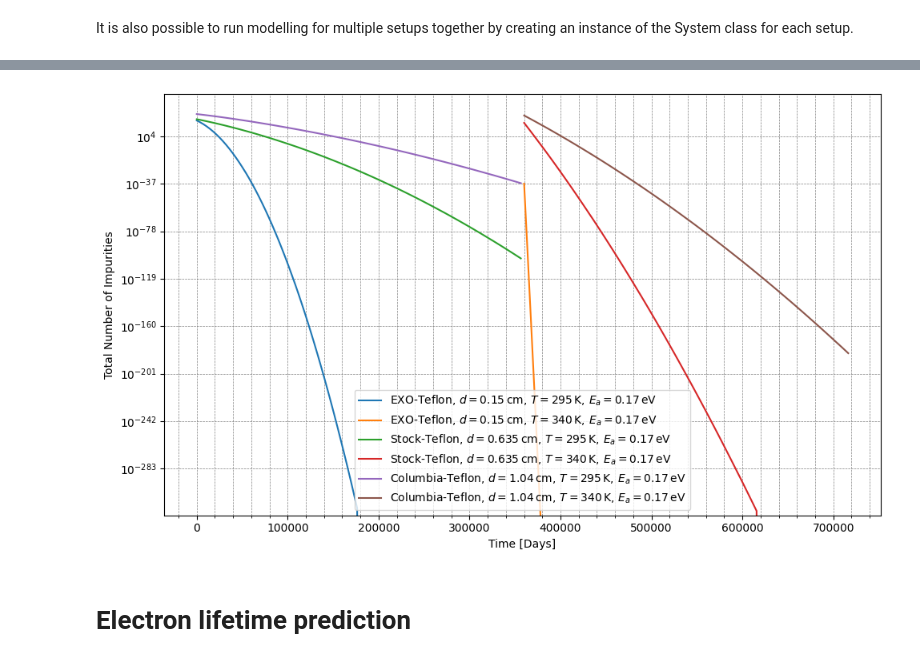
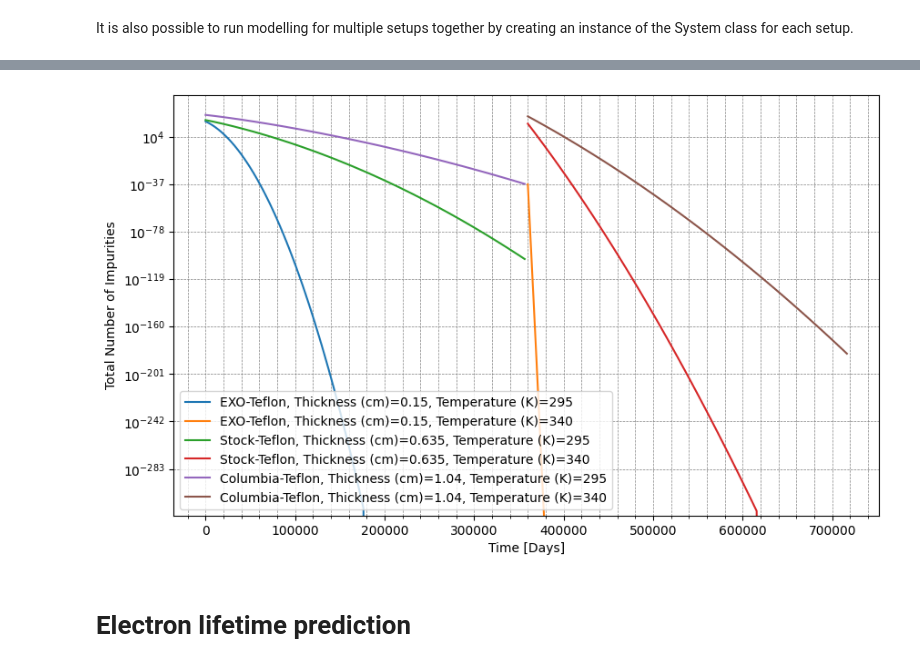
Before and after one commit to antoine-amy/Electronegative_impurities, a Jupyter notebook: Impurities_models.ipynb, the cells around one changed output, grey strips where cells are left out. Saved outputs shown, nothing was run; the diff lists cells and outputs as text; code cells hidden in the pictures.

```diff
--- a/Impurities_models.ipynb
+++ b/Impurities_models.ipynb
@@ -62,14 +59,19 @@ We then define the temperatures we want to test at, and their respective time re
 # %%
-S1 = enf.System(setup="nEXO", material="Kapton", solute="Oxygen", version="nEXO-Kapton")
-S1.activation_energy = 0.47
+# Define the system to use
+Nexo_kapton = enf.Outgassing_setup(
+    setup="nEXO", material="Kapton", solute="Oxygen", version="nEXO-Kapton"
+)
 
-# Define the temperatures, Should always be of type list.
-S1.temperatures = [293, 164]
+# Define or change other parameters of the system
+Nexo_kapton.temperatures = [293, 164]
+Nexo_kapton.activation_energy = 0.47
 
-# Set time regions for the above defined temperature values.
-S1.time = enf.get_time_stamps(points=[1e-1, 1e2], spacing=0.1, time_scale="Seconds")
+# Set time regions for the above defined temperature values
+Nexo_kapton.time = enf.get_time_stamps(
+    points=[1e-1, 1e2], spacing=0.1, time_scale="Seconds"
+)
 
-S1.print_attributes()
+Nexo_kapton.print_attributes()
 # %% [output]
 name: nEXO
 material: Kapton
@@ -224,23 +217,32 @@ plt.show()
 # %%
-# Create the plot for the impurities.
-fig, ax = plt.subplots(figsize=(10, 6))
-ax.set_xlabel("Time [Days]")
-ax.set_ylabel("Total Number of Impurities")
-ax.set_yscale("log")
-ax.grid(which="both", linestyle="--", linewidth=0.5, color="gray")
-ax.minorticks_on()
+# Create the plot for the outgassing rates.
+plt.figure(figsize=(10, 6))
+plt.xlabel("Time [Days]")
+plt.ylabel("Total Number of Impurities")
+plt.yscale("log")
+plt.grid(which="both", linestyle="--", linewidth=0.5, color="gray")
+plt.minorticks_on()
 
 # Plot data
-for system in Systems:
-    for time, impurities, label in zip(system.time, system.impurities, system.labels):
-        ax.plot(time, impurities, label=label)
+for system in Ylps_all_teflon:
+    # Iterating through the dataset
+    for time_data, impurities, temperature in zip(
+        (
+            system.time
+            if len(system.time) > 1
+            else [system.time[0]] * len(system.impurities)
+        ),
+        system.impurities,
+        system.temperatures,
+    ):
+        label = f"{system.version}, Thickness (cm)={system.thickness}, Temperature (K)={temperature}"
+        plt.plot(time_data, impurities, label=label)
 
-# Set legend and adjust layout
-ax.legend()
-plt.tight_layout()
+# Set legend and plot
+plt.legend()
 plt.show()
 # %% [output]
-[figure, old version]
+[figure, new version]
 # %% [markdown]
 # Electron lifetime prediction
 # %%
```
Also changed, not shown: parts of 11 cells of this notebook, 2 other files.
